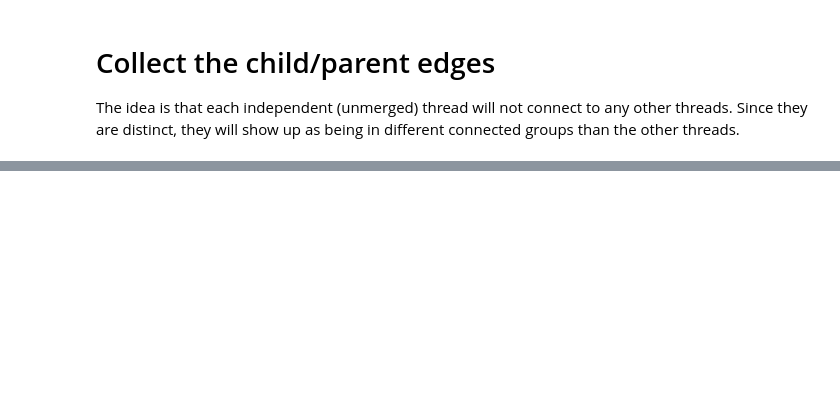
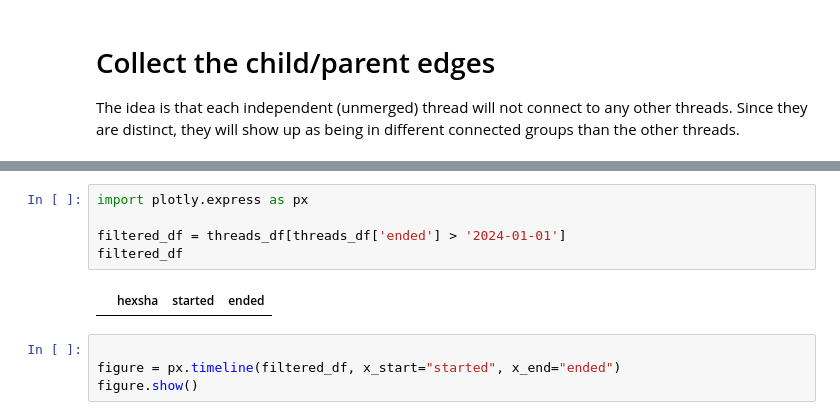
Before and after one commit to tottinge/gitminer-jupyter, a Jupyter notebook: Notebooks/unique_lines.ipynb, the cells around one changed output, grey strips where cells are left out. Cells and saved outputs as stored; diff of their text form; blank space fills up the shorter version.

```diff
--- a/Notebooks/unique_lines.ipynb
+++ b/Notebooks/unique_lines.ipynb
@@ -64,0 +146,11 @@ There seems to be 1 surviving line of work
+# %%
+import plotly.express as px
+
+filtered_df = threads_df[threads_df['ended'] > '2024-01-01']
+filtered_df
+# %% [output]
+|  | hexsha | started | ended |
+# %%
+
+figure = px.timeline(filtered_df, x_start="started", x_end="ended")
+figure.show()
```
Also changed, not shown: parts of 11 cells of this notebook, 7 other files.
